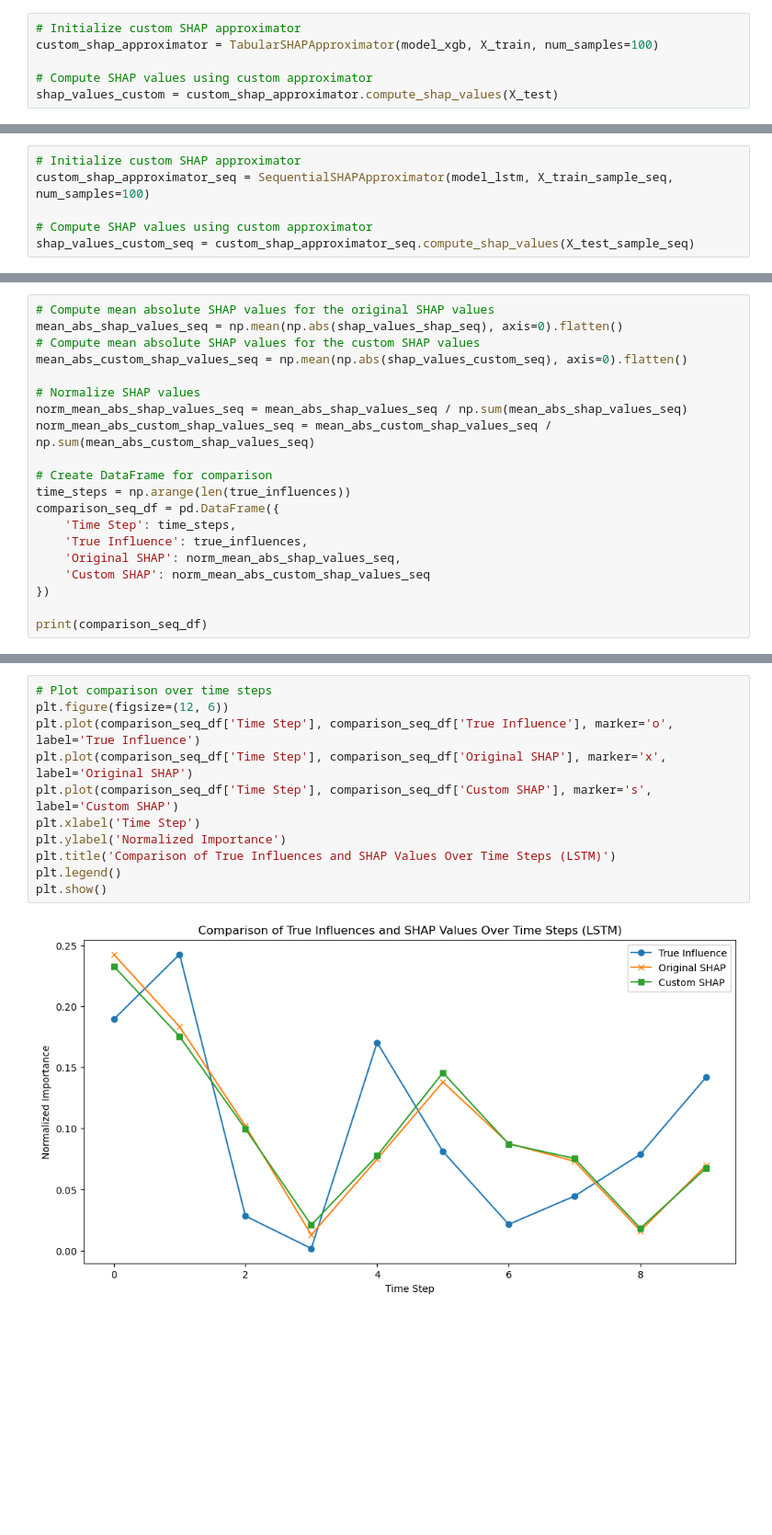
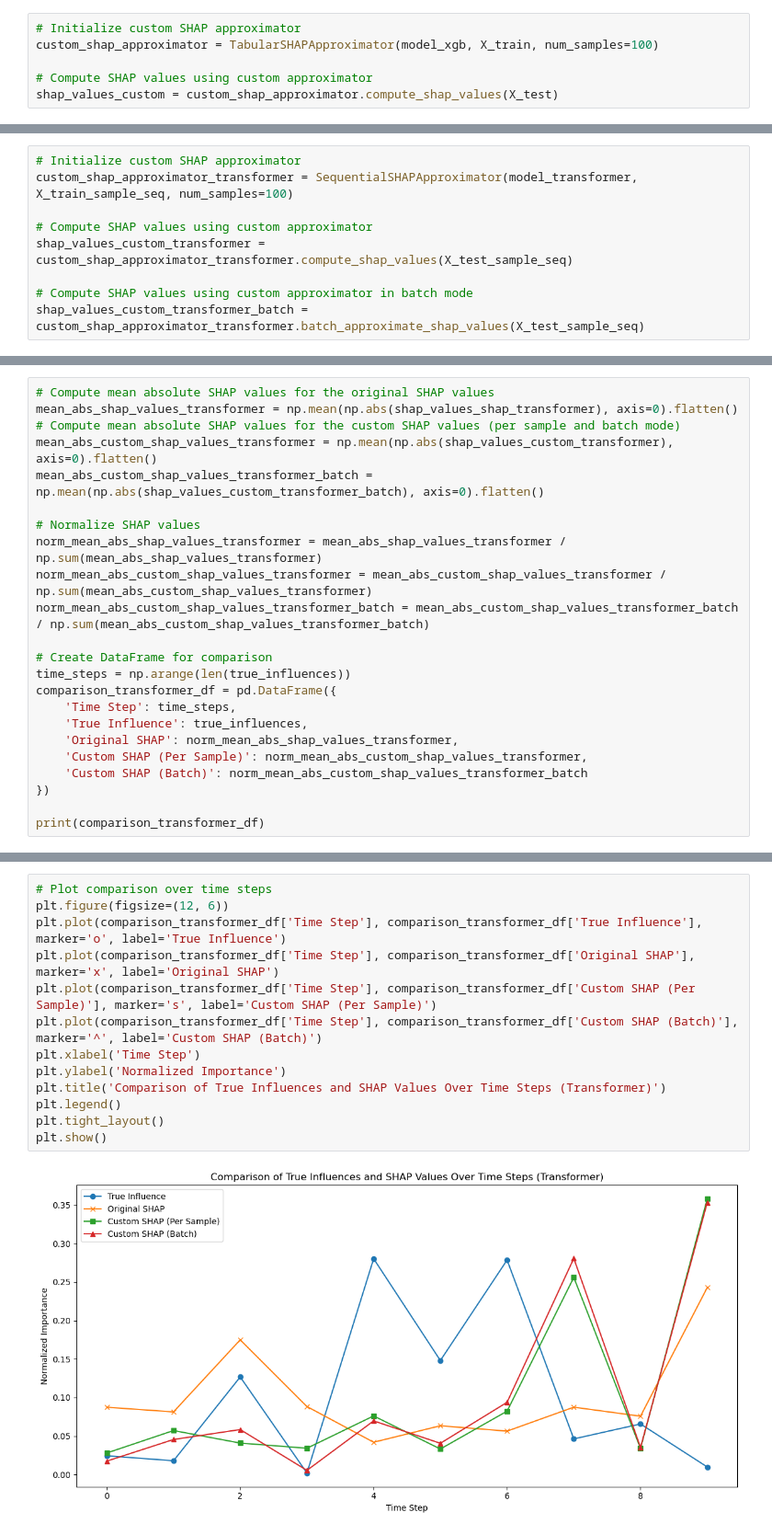
Before and after one commit to niyangbai/SparseSHAP, a Jupyter notebook: toy/toy_example.ipynb, the cells around one changed output, grey strips where cells are left out. Shown: that part at 92% size. Saved outputs shown, nothing was run; the diff lists cells and outputs as text; blank space fills up the shorter version.

```diff
--- a/toy/toy_example.ipynb
+++ b/toy/toy_example.ipynb
@@ -186,6 +364,9 @@ shap_values_shap_seq = explainer_shap_seq.shap_values(X_test_sample_seq)
 # %%
 # Initialize custom SHAP approximator
-custom_shap_approximator_seq = SequentialSHAPApproximator(model_lstm, X_train_sample_seq, num_samples=100)
+custom_shap_approximator_transformer = SequentialSHAPApproximator(model_transformer, X_train_sample_seq, num_samples=100)
 
 # Compute SHAP values using custom approximator
-shap_values_custom_seq = custom_shap_approximator_seq.compute_shap_values(X_test_sample_seq)
+shap_values_custom_transformer = custom_shap_approximator_transformer.compute_shap_values(X_test_sample_seq)
+
+# Compute SHAP values using custom approximator in batch mode
+shap_values_custom_transformer_batch = custom_shap_approximator_transformer.batch_approximate_shap_values(X_test_sample_seq)
@@ -210,21 +373,24 @@ shap_values_custom_seq = custom_shap_approximator_seq.compute_shap_values(X_test
 # %%
 # Compute mean absolute SHAP values for the original SHAP values
-mean_abs_shap_values_seq = np.mean(np.abs(shap_values_shap_seq), axis=0).flatten()
-# Compute mean absolute SHAP values for the custom SHAP values
-mean_abs_custom_shap_values_seq = np.mean(np.abs(shap_values_custom_seq), axis=0).flatten()
+mean_abs_shap_values_transformer = np.mean(np.abs(shap_values_shap_transformer), axis=0).flatten()
+# Compute mean absolute SHAP values for the custom SHAP values (per sample and batch mode)
+mean_abs_custom_shap_values_transformer = np.mean(np.abs(shap_values_custom_transformer), axis=0).flatten()
+mean_abs_custom_shap_values_transformer_batch = np.mean(np.abs(shap_values_custom_transformer_batch), axis=0).flatten()
 
 # Normalize SHAP values
-norm_mean_abs_shap_values_seq = mean_abs_shap_values_seq / np.sum(mean_abs_shap_values_seq)
-norm_mean_abs_custom_shap_values_seq = mean_abs_custom_shap_values_seq / np.sum(mean_abs_custom_shap_values_seq)
+norm_mean_abs_shap_values_transformer = mean_abs_shap_values_transformer / np.sum(mean_abs_shap_values_transformer)
+norm_mean_abs_custom_shap_values_transformer = mean_abs_custom_shap_values_transformer / np.sum(mean_abs_custom_shap_values_transformer)
+norm_mean_abs_custom_shap_values_transformer_batch = mean_abs_custom_shap_values_transformer_batch / np.sum(mean_abs_custom_shap_values_transformer_batch)
 
 # Create DataFrame for comparison
 time_steps = np.arange(len(true_influences))
-comparison_seq_df = pd.DataFrame({
+comparison_transformer_df = pd.DataFrame({
     'Time Step': time_steps,
     'True Influence': true_influences,
-    'Original SHAP': norm_mean_abs_shap_values_seq,
-    'Custom SHAP': norm_mean_abs_custom_shap_values_seq
+    'Original SHAP': norm_mean_abs_shap_values_transformer,
+    'Custom SHAP (Per Sample)': norm_mean_abs_custom_shap_values_transformer,
+    'Custom SHAP (Batch)': norm_mean_abs_custom_shap_values_transformer_batch
 })
 
-print(comparison_seq_df)
+print(comparison_transformer_df)
 # %% [output]
@@ -242,15 +414,17 @@ print(comparison_seq_df)
 # %%
 # Plot comparison over time steps
 plt.figure(figsize=(12, 6))
-plt.plot(comparison_seq_df['Time Step'], comparison_seq_df['True Influence'], marker='o', label='True Influence')
-plt.plot(comparison_seq_df['Time Step'], comparison_seq_df['Original SHAP'], marker='x', label='Original SHAP')
-plt.plot(comparison_seq_df['Time Step'], comparison_seq_df['Custom SHAP'], marker='s', label='Custom SHAP')
+plt.plot(comparison_transformer_df['Time Step'], comparison_transformer_df['True Influence'], marker='o', label='True Influence')
+plt.plot(comparison_transformer_df['Time Step'], comparison_transformer_df['Original SHAP'], marker='x', label='Original SHAP')
+plt.plot(comparison_transformer_df['Time Step'], comparison_transformer_df['Custom SHAP (Per Sample)'], marker='s', label='Custom SHAP (Per Sample)')
+plt.plot(comparison_transformer_df['Time Step'], comparison_transformer_df['Custom SHAP (Batch)'], marker='^', label='Custom SHAP (Batch)')
 plt.xlabel('Time Step')
 plt.ylabel('Normalized Importance')
-plt.title('Comparison of True Influences and SHAP Values Over Time Steps (LSTM)')
+plt.title('Comparison of True Influences and SHAP Values Over Time Steps (Transformer)')
 plt.legend()
+plt.tight_layout()
 plt.show()
 # %% [output]
-[figure, old version]
+[figure, new version]
 # %%
 # Correlation with true influences
```
Also changed, not shown: parts of 22 cells of this notebook, 26 other files.
